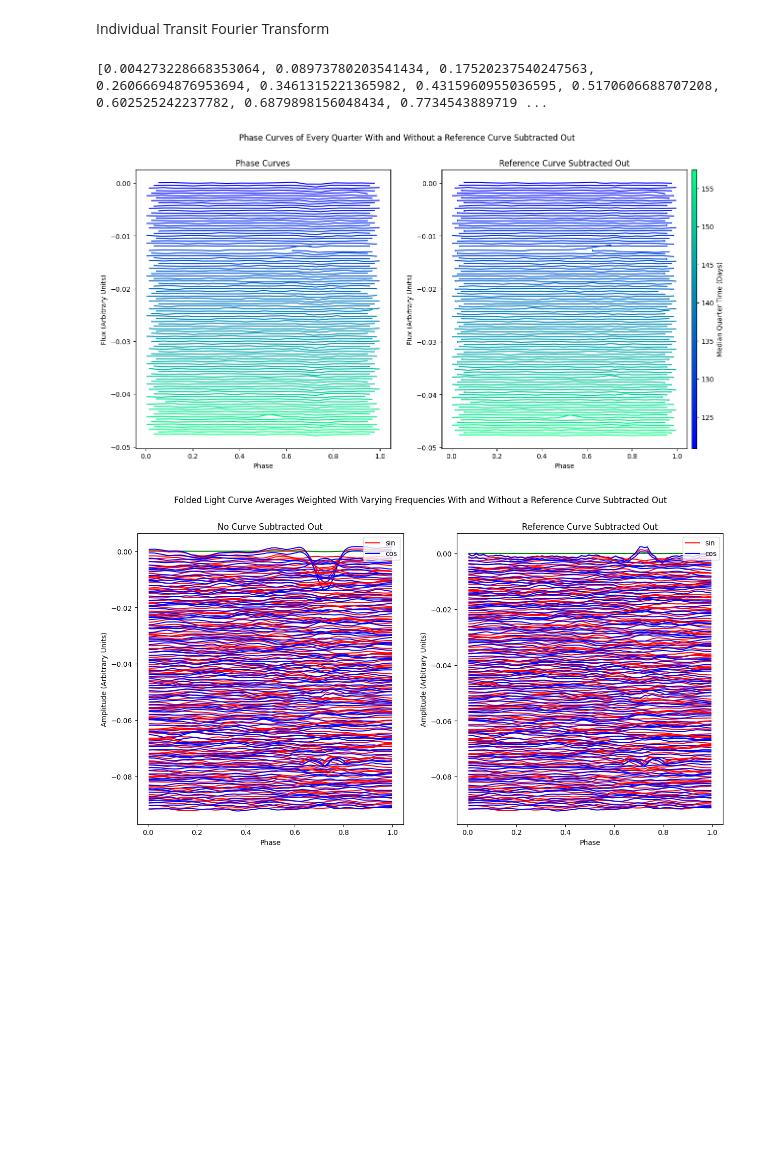
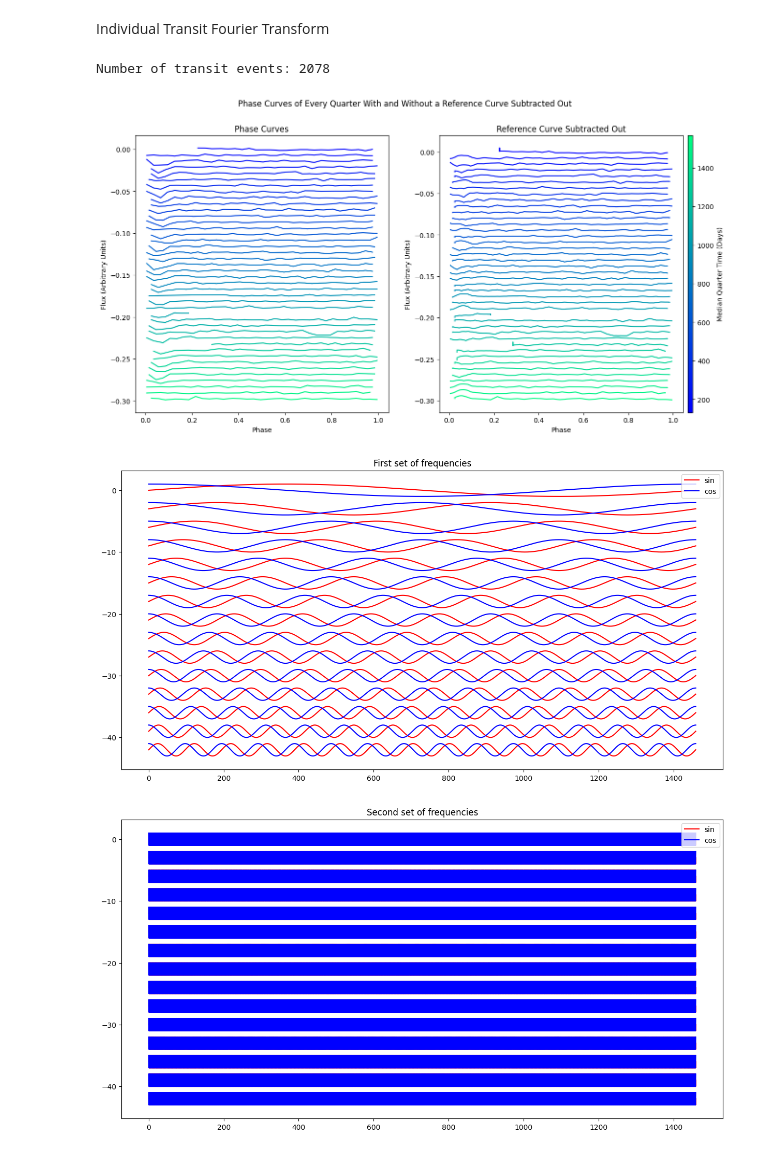
Before and after one commit to nsodickson/USP-Exoplanet-Analysis, a Jupyter notebook: Pipeline.ipynb, the cells around one changed output. Cells and saved outputs as stored; diff of their text form; code cells hidden in the pictures; blank space fills up the shorter version.

Commit message:
Final analysis

```diff
--- a/Pipeline.ipynb
+++ b/Pipeline.ipynb
@@ -968,13 +894,43 @@ plt.show()
 # %% [markdown]
 Individual Transit Fourier Transform
-# %%
-frequencies = [i * (2 * math.pi / (timeline)) for i in range(1, len(lc_list_cut) // 2 + 1)]
-f = frequencies[::20]
-print(f)
-
-produceTimeBinPlots(lc_list=lc_list_cut[1:102], reference_lc=lc, period=period, spacing=spacing * 2.5, bins=np.arange(0, 1.01, 0.01), aggregate_func=np.mean)
-produceFrequencyBinPlots(lc_list=lc_list_cut[1:102], reference_lc=lc, period=period, spacing=spacing * 5, frequencies=f, bins=np.arange(0, 1.01, 0.01), aggregate_func=np.mean)
-# %% [output]
-[0.004273228668353064, 0.08973780203541434, 0.17520237540247563, 0.26066694876953694, 0.3461315221365982, 0.4315960955036595, 0.5170606688707208, 0.602525242237782, 0.6879898156048434, 0.7734543889719 ...
-[figure, removed]
-[figure, removed]
+# %%
+# Plotting individual transit events
+print(f"Number of transit events: {len(lc_list_cut)}")
+produceTimeBinPlots(lc_list=lc_list_cut[::50], reference_lc=lc, period=period, spacing=spacing * 2.5, bins=standard_phase_binset, aggregate_func=np.mean)
+
+# Preforming fourier analysis on individual transit events
+frequencies = [i * (2 * math.pi / (timeline)) for i in range(1, len(lc_list_cut) // 2 + 1)]
+f1 = frequencies[:15]
+f2 = frequencies[-15:]
+
+x = np.linspace(0, timeline, 100000)
+plt.figure(figsize=standard_figsize)
+plt.title("First set of frequencies")
+
+for idx, f in enumerate(f1):
+    plt.plot(x, np.sin(x * f) - 3 * idx, color="red")
+    plt.plot(x, np.cos(x * f) - 3 * idx, color="blue")
+
+custom_lines = (matplotlib.lines.Line2D([0], [0], color="red"),
+                matplotlib.lines.Line2D([0], [0], color="blue"))
+plt.legend(custom_lines, ["sin", "cos"], loc=1)
+
+x = np.linspace(0, timeline, 100000)
+plt.figure(figsize=standard_figsize)
+plt.title("Second set of frequencies")
+
+for idx, f in enumerate(f2):
+    plt.plot(x, np.sin(x * f) - 3 * idx, color="red")
+    plt.plot(x, np.cos(x * f) - 3 * idx, color="blue")
+
+custom_lines = (matplotlib.lines.Line2D([0], [0], color="red"),
+                matplotlib.lines.Line2D([0], [0], color="blue"))
+plt.legend(custom_lines, ["sin", "cos"], loc=1)
+
+produceFrequencyBinPlots(lc_list=lc_list_cut, reference_lc=lc, period=period, spacing=spacing * 10, frequencies=f1, bins=standard_phase_binset, aggregate_func=np.mean)
+produceFrequencyBinPlots(lc_list=lc_list_cut, reference_lc=lc, period=period, spacing=spacing * 10, frequencies=f2, bins=standard_phase_binset, aggregate_func=np.mean)
+# %% [output]
+Number of transit events: 2078
+[figure, added]
+[figure, added]
+[figure, added]
```
Also changed, not shown: parts of 13 cells of this notebook, 1 other file.
